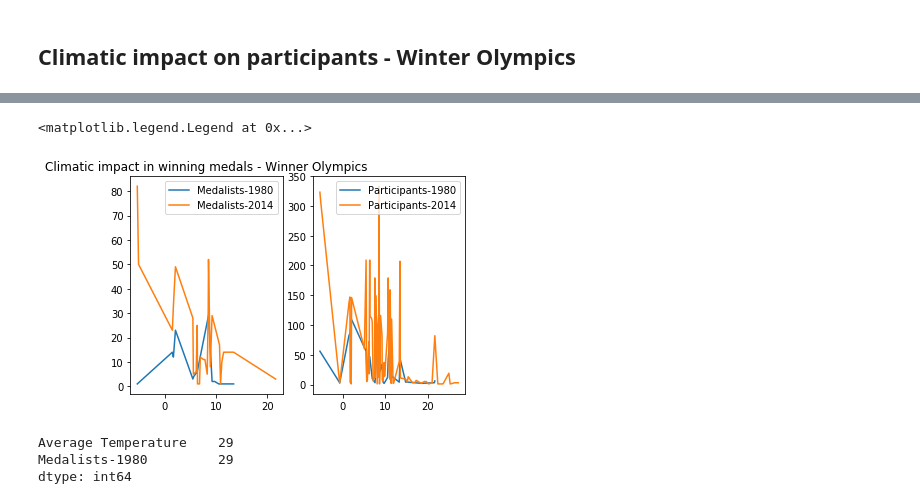
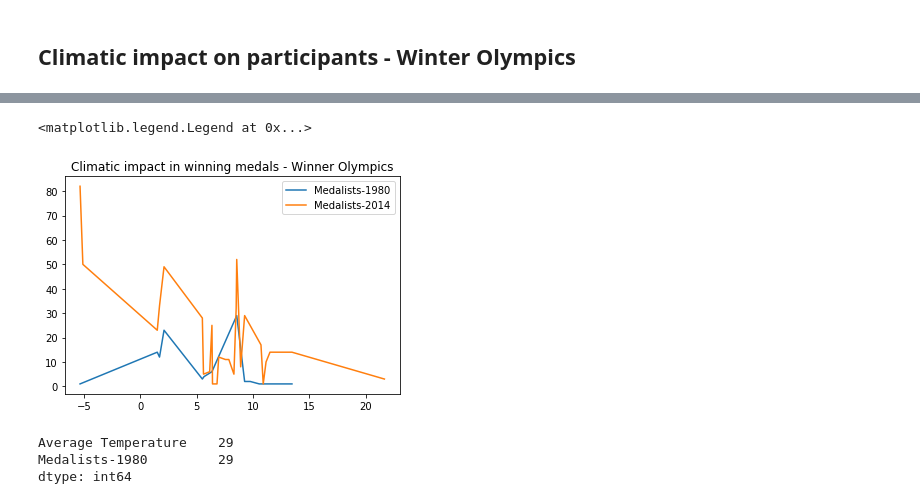
Before and after one commit to adityalprabhu/olympic_success_prediction, a Jupyter notebook: Data_Exploration1.ipynb, the cells around one changed output, grey strips where cells are left out. Drawn from its saved outputs; the diff is of its cells as text; code cells hidden in the pictures.

```diff
--- a/Data_Exploration1.ipynb
+++ b/Data_Exploration1.ipynb
@@ -122,17 +132,11 @@ avg_temp_winter_2014_data.rename(columns = {'ID': 'Participants-2014'}, inplace
 # %%
-plt.subplot(1,2,1)
 plt.plot('Average Temperature', 'Medalists-1980', data = avg_temp_winter_1980_medalists_data)
 plt.plot('Average Temperature', 'Medalists-2014', data = avg_temp_winter_2014_medalists_data)
 plt.title('Climatic impact in winning medals - Winner Olympics')
 plt.legend()
-
-plt.subplot(1,2,2)
-plt.plot('Average Temperature', 'Participants-1980', data = avg_temp_winter_1980_data)
-plt.plot('Average Temperature', 'Participants-2014', data = avg_temp_winter_2014_data)
-plt.legend()
 # %% [output]
 <matplotlib.legend.Legend at 0x...>
-[figure, old version]
+[figure, new version]
 # %%
 avg_temp_summer_1980_winners_data.count()
 # %% [output]
```
Also changed, not shown: parts of 3 cells of this notebook.
